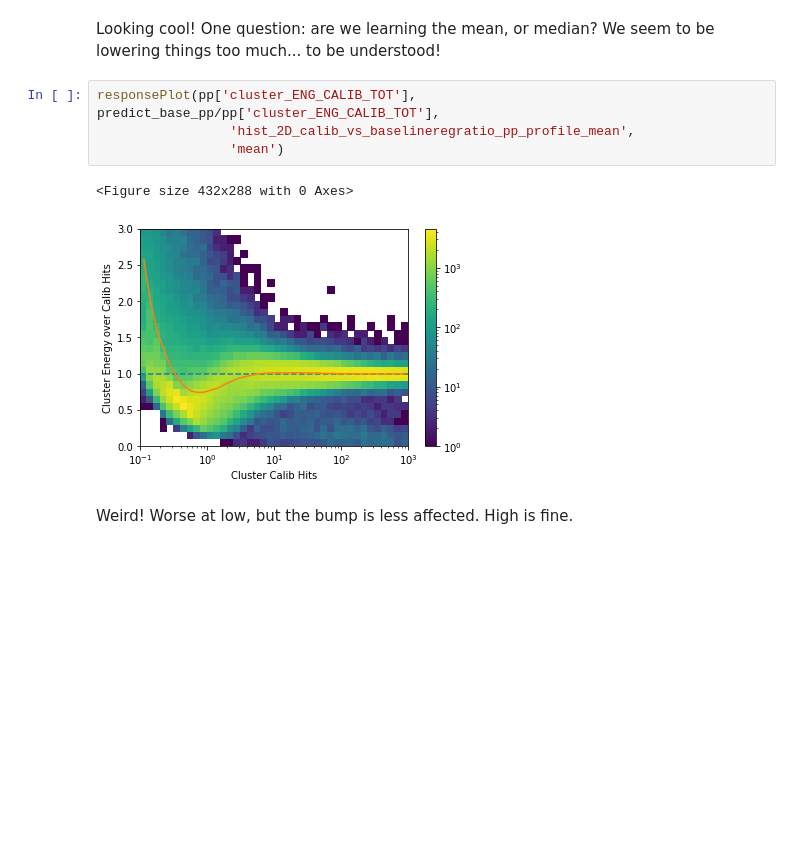
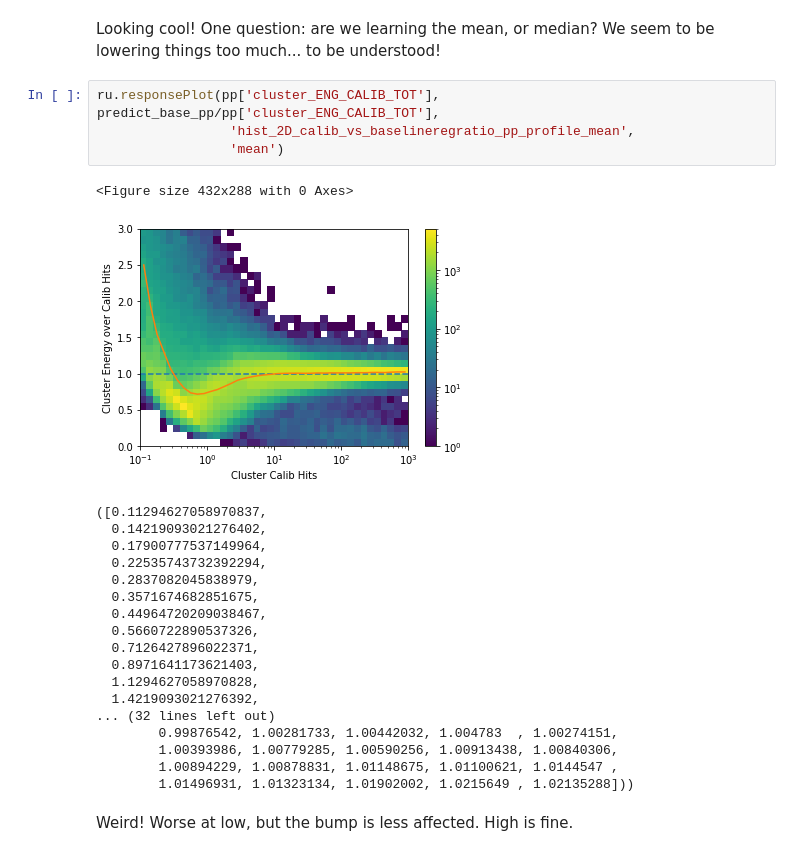
Before and after one commit to russbate42/UBCPionML, a Jupyter notebook: regression/TopClusterRegressionRewrite.ipynb, the cells around one changed output. Cells and saved outputs as stored; diff of their text form; blank space fills up the shorter version.

```diff
--- a/regression/TopClusterRegressionRewrite.ipynb
+++ b/regression/TopClusterRegressionRewrite.ipynb
@@ -314,11 +373,28 @@ responsePlot(pp['cluster_ENG_CALIB_TOT'], predict_base_pp/pp['cluster_ENG_CALIB_
 # %% [markdown]
 Looking cool! One question: are we learning the mean, or median? We seem to be lowering things too much... to be understood!
 # %%
-responsePlot(pp['cluster_ENG_CALIB_TOT'], predict_base_pp/pp['cluster_ENG_CALIB_TOT'],
+ru.responsePlot(pp['cluster_ENG_CALIB_TOT'], predict_base_pp/pp['cluster_ENG_CALIB_TOT'],
                  'hist_2D_calib_vs_baselineregratio_pp_profile_mean',
                  'mean')
 # %% [output]
 <Figure size 432x288 with 0 Axes>
-[figure, old version]
+[figure, new version]
+([0.11294627058970837,
+  0.14219093021276402,
+  0.17900777537149964,
+  0.22535743732392294,
+  0.2837082045838979,
+  0.3571674682851675,
+  0.44964720209038467,
+  0.5660722890537326,
+  0.7126427896022371,
+  0.8971641173621403,
+  1.1294627058970828,
+  1.4219093021276392,
+... (32 lines left out)
+        0.99876542, 1.00281733, 1.00442032, 1.004783  , 1.00274151,
+        1.00393986, 1.00779285, 1.00590256, 1.00913438, 1.00840306,
+        1.00894229, 1.00878831, 1.01148675, 1.01100621, 1.0144547 ,
+        1.01496931, 1.01323134, 1.01902002, 1.0215649 , 1.02135288]))
 # %% [markdown]
 Weird! Worse at low, but the bump is less affected. High is fine.
```
Also changed, not shown: parts of 17 cells of this notebook, 2 other files.
